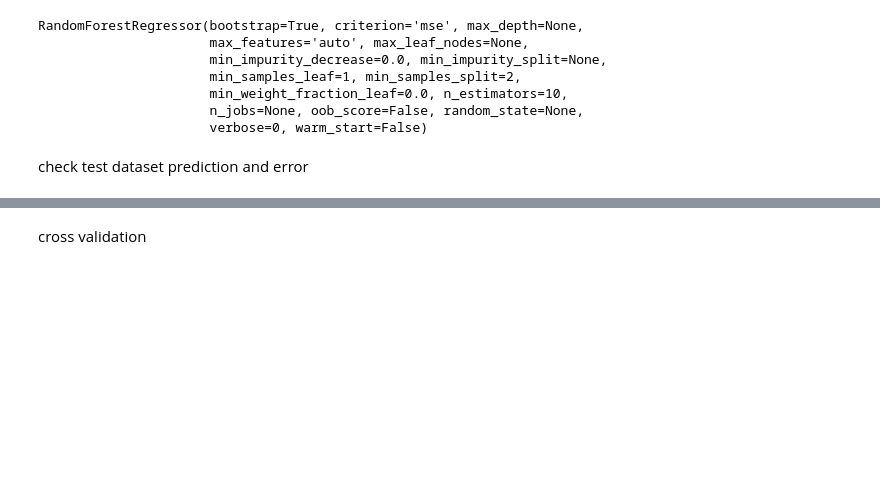
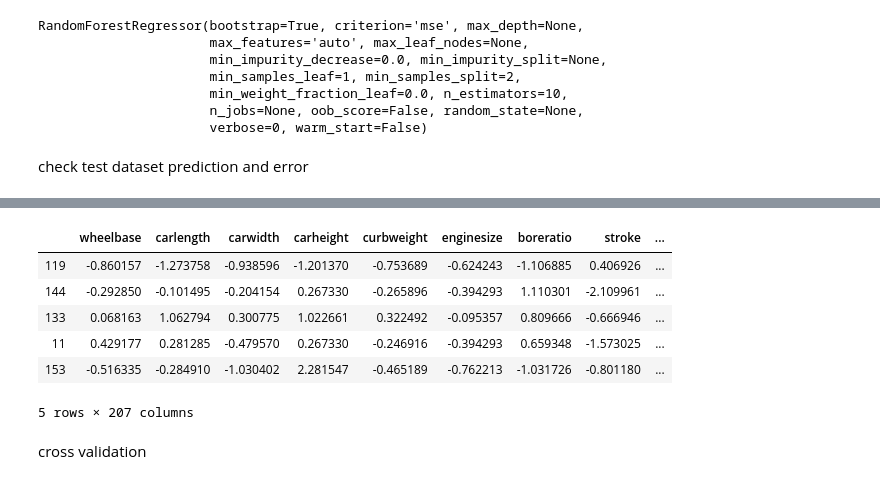
Before and after one commit to loej/ML-Research, a Jupyter notebook: Team Work/Xiaoyan/carprice - continuous outcome/Continuous Random Forest.ipynb, the cells around one changed output, grey strips where cells are left out. Drawn from its saved outputs; the diff is of its cells as text; code cells hidden in the pictures; blank space fills up the shorter version.

```diff
--- a/Team Work/Xiaoyan/carprice - continuous outcome/Continuous Random Forest.ipynb
+++ b/Team Work/Xiaoyan/carprice - continuous outcome/Continuous Random Forest.ipynb
@@ -197,0 +198,5 @@ errors.mean()
+# %%
+# add predicted prcice column,error column, and percentage of error column back to original data
+xtest['price'] = ytest
+xtest["predicted_price"] = ypred
+xtest["abs_error"] = abs(ypred - ytest)
@@ -198,2 +219,13 @@ errors.mean()
+# %%
+# check prediction outcome
+xtest.head()
+# %% [output]
+|  | wheelbase | carlength | carwidth | carheight | curbweight | enginesize | boreratio | stroke | ... |
+| 119 | -0.860157 | -1.273758 | -0.938596 | -1.201370 | -0.753689 | -0.624243 | -1.106885 | 0.406926 | ... |
+| 144 | -0.292850 | -0.101495 | -0.204154 | 0.267330 | -0.265896 | -0.394293 | 1.110301 | -2.109961 | ... |
+| 133 | 0.068163 | 1.062794 | 0.300775 | 1.022661 | 0.322492 | -0.095357 | 0.809666 | -0.666946 | ... |
+| 11 | 0.429177 | 0.281285 | -0.479570 | 0.267330 | -0.246916 | -0.394293 | 0.659348 | -1.573025 | ... |
+| 153 | -0.516335 | -0.284910 | -1.030402 | 2.281547 | -0.465189 | -0.762213 | -1.031726 | -0.801180 | ... |
+5 rows × 207 columns
 # %% [markdown]
 cross validation
```
Also changed, not shown: parts of 5 cells of this notebook.
